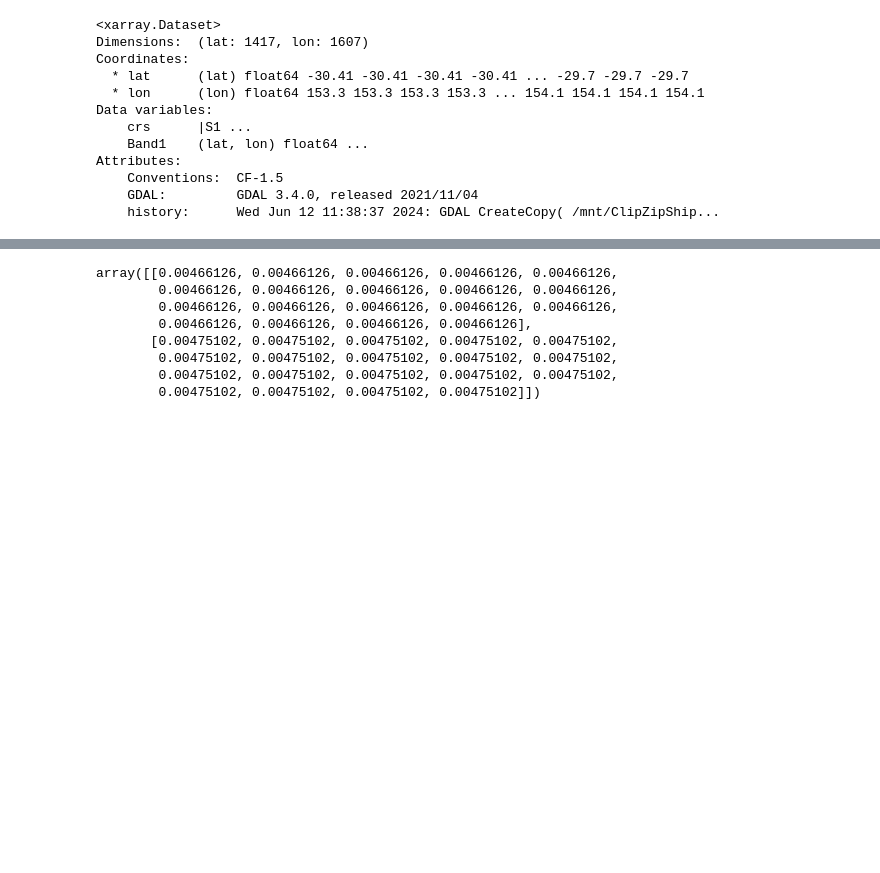
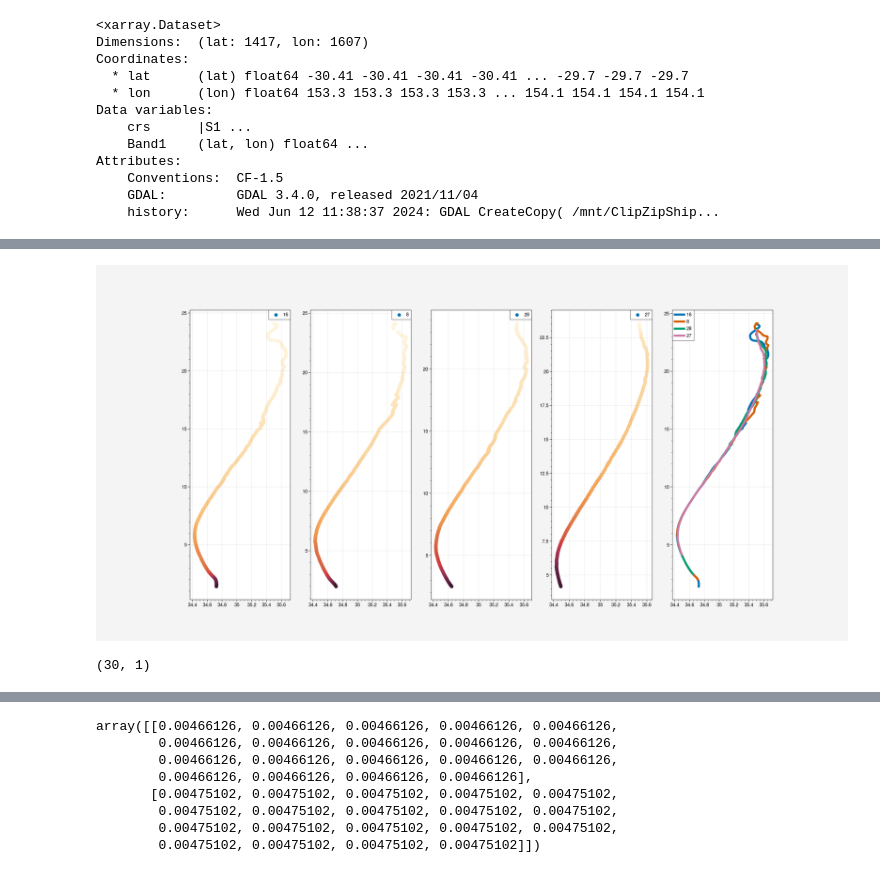
Before and after one commit to Isabela-conde/IN2024_V04-Data-Analysis, a Jupyter notebook: Plot_SADCP_Solitary_Transects.ipynb, the cells around one changed output, grey strips where cells are left out. Drawn from its saved outputs; the diff is of its cells as text; code cells hidden in the pictures; blank space fills up the shorter version.

```diff
--- a/Plot_SADCP_Solitary_Transects.ipynb
+++ b/Plot_SADCP_Solitary_Transects.ipynb
@@ -150,0 +218,34 @@ for i_point in range(0,lon_grid.size):
+# %%
+fig = plt.figure(1,figsize=(20,10))
+#ax =  fig.add_subplot(1,1,1)
+
+for i_point in range(0,len(ctd_index_to_plot)):
+
+    ax =  fig.add_subplot(1,len(ctd_index_to_plot)+1,i_point+1)
+
+    #ax.axvline(x=ctd_lons[ctd_index_to_plot[i_point]],color='black',linestyle='--')
+    temperature_profile = ctd_transect_data[i_point]['temperature'].squeeze()
+    salinity_profile    = ctd_transect_data[i_point]['salinity'].squeeze()
+    pressure_profile    = ctd_transect_data[i_point]['pressure'].squeeze()
+
+    ax.scatter(salinity_profile,temperature_profile,c=pressure_profile,label=ctd_index_to_plot[i_point])
+    ax.legend()
+
+ax =  fig.add_subplot(1,len(ctd_index_to_plot)+1,i_point+2)
+
+for i_point in range(0,len(ctd_index_to_plot)):
+
+
+    #ax.axvline(x=ctd_lons[ctd_index_to_plot[i_point]],color='black',linestyle='--')
+    temperature_profile = ctd_transect_data[i_point]['temperature'].squeeze()
+    salinity_profile    = ctd_transect_data[i_point]['salinity'].squeeze()
+    pressure_profile    = ctd_transect_data[i_point]['pressure'].squeeze()
+
+    ax.plot(salinity_profile,temperature_profile,label=ctd_index_to_plot[i_point],linewidth=4.0)
+    ax.legend()
+# %% [output]
+[figure, added]
+# %%
+lat_segment.shape
+# %% [output]
+(30, 1)
```
Also changed, not shown: parts of 8 cells of this notebook.
